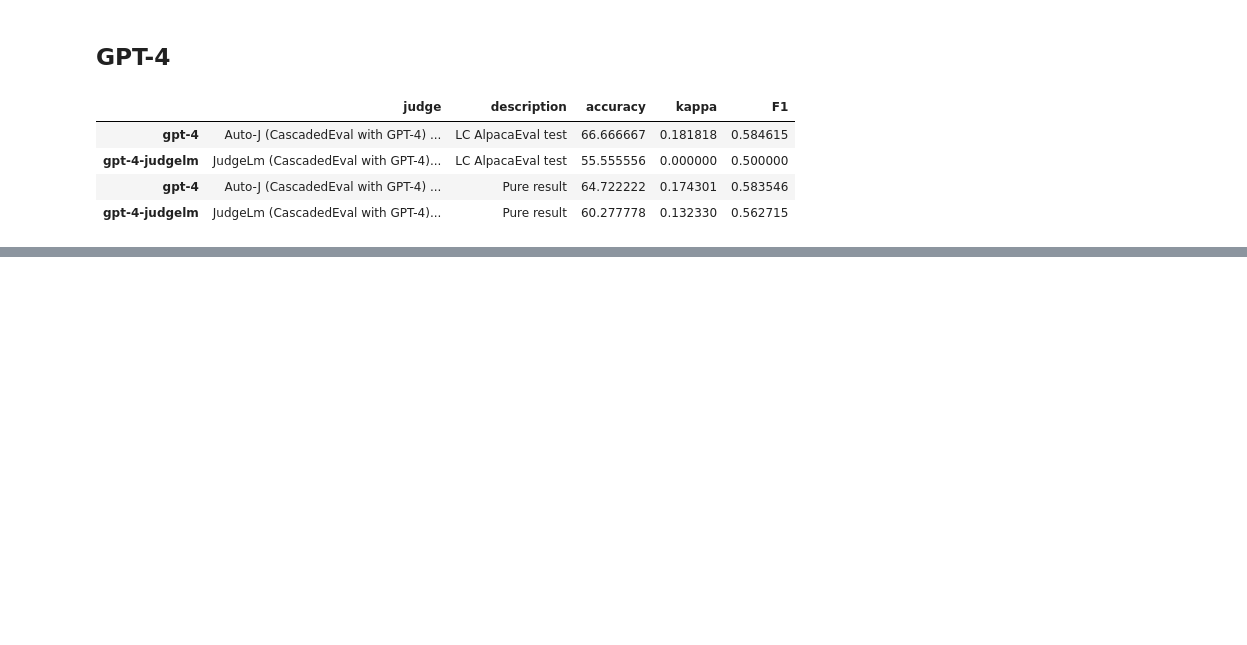
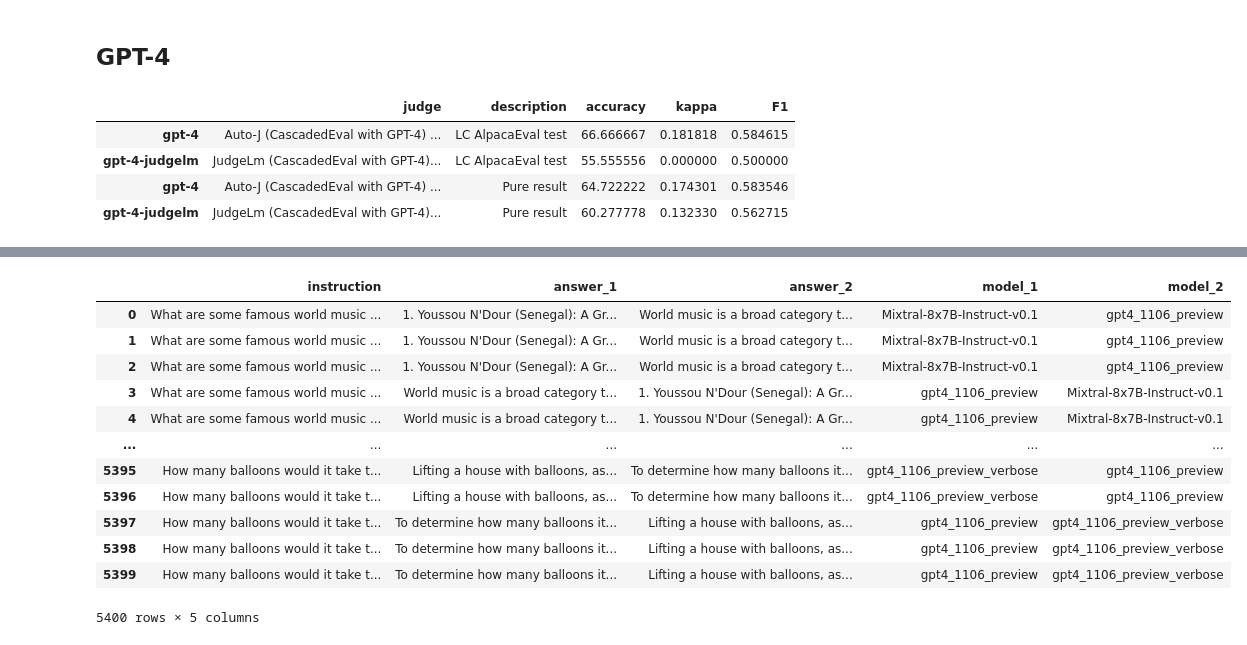
Before and after one commit to Thesis-LLM-as-a-judge-AUAS/fair-eval, a Jupyter notebook: sanity_check.ipynb, the cells around one changed output, grey strips where cells are left out. Cells and saved outputs as stored; diff of their text form; code cells hidden in the pictures; blank space fills up the shorter version.

```diff
--- a/sanity_check.ipynb
+++ b/sanity_check.ipynb
@@ -1949,0 +2087,30 @@ gpt4_final
+# %%
+rows = []
+
+for _, row in judgement_df.iterrows():
+    for _ in range(3):
+        rows.append(row.copy())
+
+    swapped_row = row.copy()
+    swapped_row['answer_1'], swapped_row['answer_2'] = row['answer_2'], row['answer_1']
+    swapped_row['model_1'], swapped_row['model_2'] = row['model_2'], row['model_1']
+    for _ in range(3):
+        rows.append(swapped_row.copy())
+
+df_judgement_expanded = pd.DataFrame(rows).reset_index(drop=True)
+df_judgement_expanded.to_json("./verbosity_dataset/judgement_expanded.json", orient='records')
+df_judgement_expanded
+# %% [output]
+|  | instruction | answer_1 | answer_2 | model_1 | model_2 |
+| 0 | What are some famous world music ... | 1. Youssou N'Dour (Senegal): A Gr... | World music is a broad category t... | Mixtral-8x7B-Instruct-v0.1 | gpt4_1106_preview |
+| 1 | What are some famous world music ... | 1. Youssou N'Dour (Senegal): A Gr... | World music is a broad category t... | Mixtral-8x7B-Instruct-v0.1 | gpt4_1106_preview |
+| 2 | What are some famous world music ... | 1. Youssou N'Dour (Senegal): A Gr... | World music is a broad category t... | Mixtral-8x7B-Instruct-v0.1 | gpt4_1106_preview |
+| 3 | What are some famous world music ... | World music is a broad category t... | 1. Youssou N'Dour (Senegal): A Gr... | gpt4_1106_preview | Mixtral-8x7B-Instruct-v0.1 |
+| 4 | What are some famous world music ... | World music is a broad category t... | 1. Youssou N'Dour (Senegal): A Gr... | gpt4_1106_preview | Mixtral-8x7B-Instruct-v0.1 |
+| ... | ... | ... | ... | ... | ... |
+| 5395 | How many balloons would it take t... | Lifting a house with balloons, as... | To determine how many balloons it... | gpt4_1106_preview_verbose | gpt4_1106_preview |
+| 5396 | How many balloons would it take t... | Lifting a house with balloons, as... | To determine how many balloons it... | gpt4_1106_preview_verbose | gpt4_1106_preview |
+| 5397 | How many balloons would it take t... | To determine how many balloons it... | Lifting a house with balloons, as... | gpt4_1106_preview | gpt4_1106_preview_verbose |
+| 5398 | How many balloons would it take t... | To determine how many balloons it... | Lifting a house with balloons, as... | gpt4_1106_preview | gpt4_1106_preview_verbose |
+| 5399 | How many balloons would it take t... | To determine how many balloons it... | Lifting a house with balloons, as... | gpt4_1106_preview | gpt4_1106_preview_verbose |
+5400 rows × 5 columns
```
Also changed, not shown: parts of 15 cells of this notebook, 47 other files.
